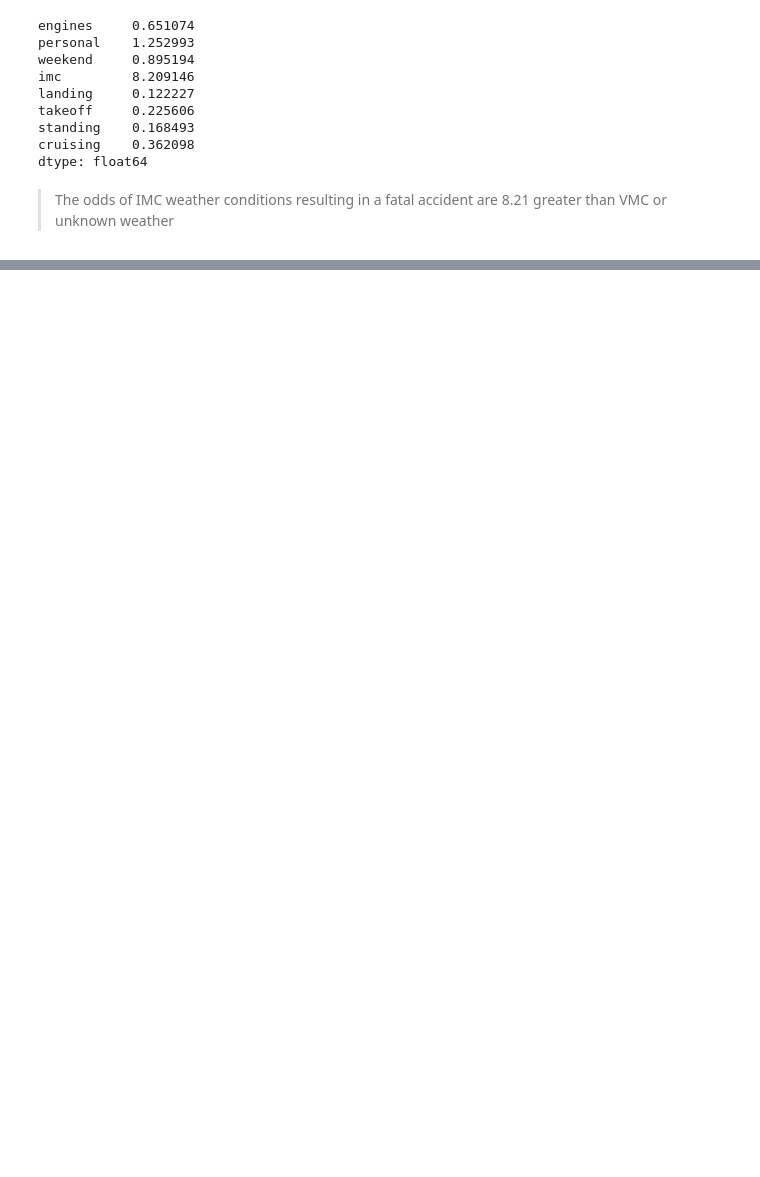
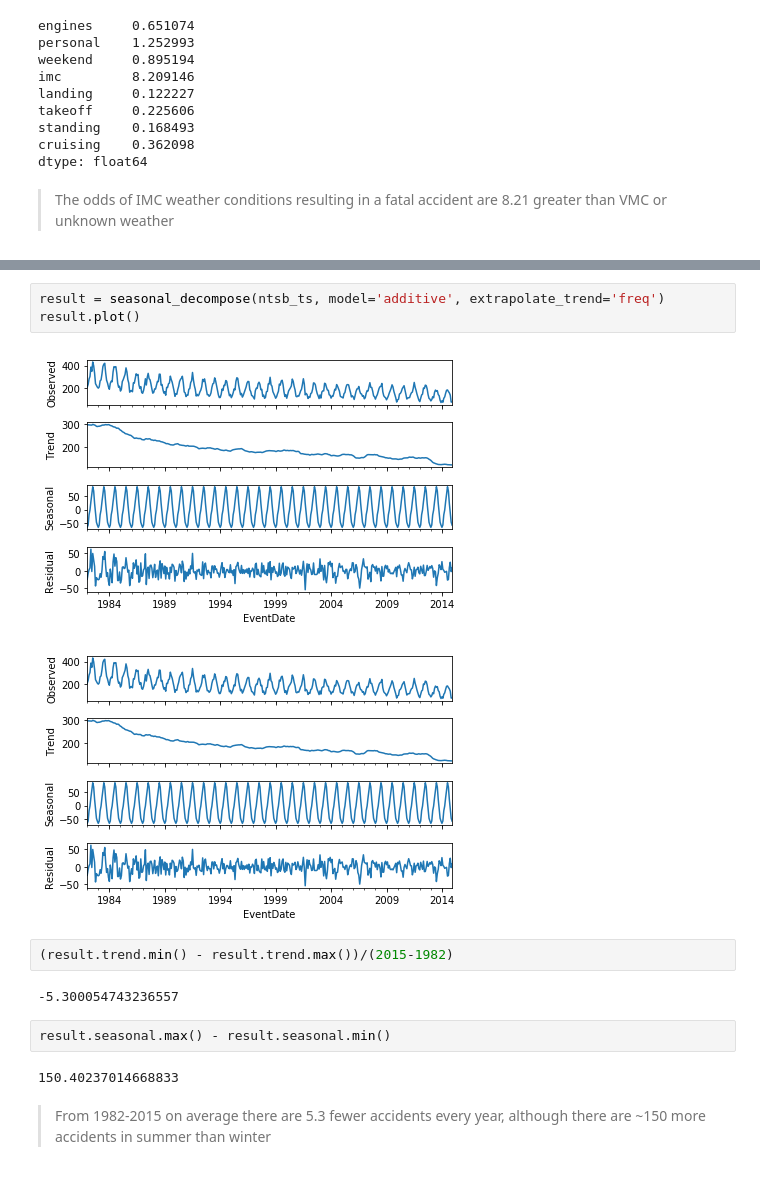
Before and after one commit to shreyejsaxena/data-scientist-exercise02, a Jupyter notebook: NTSB Analysis.ipynb, the cells around one changed output, grey strips where cells are left out. Cells and saved outputs as stored; diff of their text form; blank space fills up the shorter version.

```diff
--- a/NTSB Analysis.ipynb
+++ b/NTSB Analysis.ipynb
@@ -238,0 +277,16 @@ ntsb.head(100)
+# %%
+result = seasonal_decompose(ntsb_ts, model='additive', extrapolate_trend='freq')
+result.plot()
+# %% [output]
+[figure, added]
+[figure, added]
+# %%
+(result.trend.min() - result.trend.max())/(2015-1982)
+# %% [output]
+-5.300054743236557
+# %%
+result.seasonal.max() - result.seasonal.min()
+# %% [output]
+150.40237014668833
+# %% [markdown]
+> From 1982-2015 on average there are 5.3 fewer accidents every year, although there are ~150 more accidents in summer than winter
```
Also changed, not shown: parts of 16 cells of this notebook.
